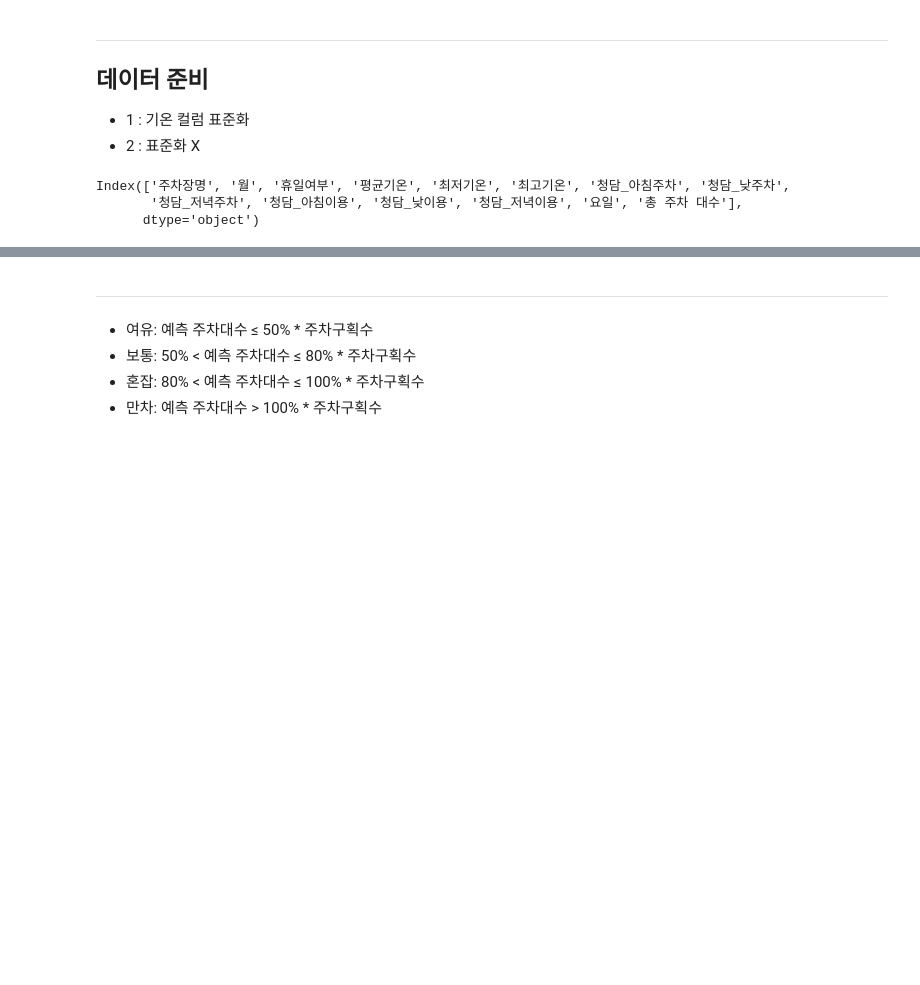
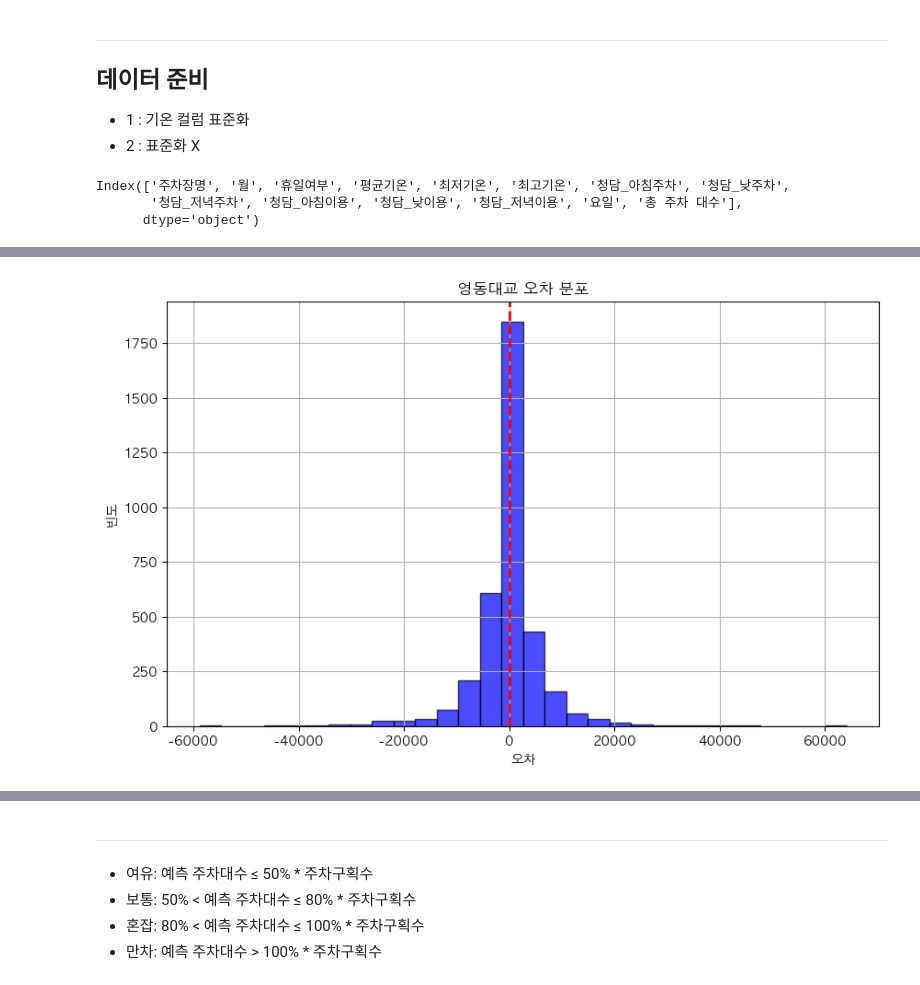
Before and after one commit to terryhyuk/HanGang_Mate, a Jupyter notebook: Python/DataAnalysis/seob/뚝섬2회차..ipynb, the cells around one changed output, grey strips where cells are left out. Saved outputs shown, nothing was run; the diff lists cells and outputs as text; code cells hidden in the pictures; blank space fills up the shorter version.

```diff
--- a/Python/DataAnalysis/seob/뚝섬2회차..ipynb
+++ b/Python/DataAnalysis/seob/뚝섬2회차..ipynb
@@ -1345,0 +1485,3 @@ df_C['']
+# %%
+df_Y_target = df_Y[['영동_아침이용','영동_낮이용','영동_저녁이용']]
+df_Y_target
@@ -1345,0 +1521,27 @@ df_C['']
+# %%
+
+
+# 테스트 세트에 대한 예측
+Yy_pred = multi_output_rf.predict(Yx_test)
+
+# 각 출력에 대한 R² 점수 계산
+r2_scores = r2_score(Yy_test, Yy_pred, multioutput='raw_values')
+
+# 각 출력에 대한 MSE 계산
+mse_scores = mean_squared_error(Yy_test, Yy_pred, multioutput='raw_values')
+
+# 각 출력에 대한 MAE 계산
+mae_scores = mean_absolute_error(Yy_test, Yy_pred, multioutput='raw_values')
+
+# 결과 출력
+for i, (r2, mse ,mae) in enumerate(zip(r2_scores, mse_scores,mae_scores)):
+    print(f" 결과 {i+1}:")
+    print(f"  R² Score: {r2:.4f}")
+    print(f"  MSE: {mse:.4f}")
+    print(f"  MAE: {mae:.4f}\n")
+
+# 전체 모델의 평균 성능
+print("성는 평가")
+print(f" 평균 R² Score: {np.mean(r2_scores):.4f}")
+print(f" 평균 MSE: {np.mean(mse_scores):.4f}")
+print(f" 평균 MAE: {np.mean(mae_scores):.4f}")
@@ -1345,0 +1585,15 @@ df_C['']
+# %%
+# 테스트 세트에 대한 실제값과 예측값의 차이(오차) 계산
+yerrors = Yy_test - Yy_pred
+
+# 오차 분포 시각화
+plt.figure(figsize=(10, 6))
+plt.hist(yerrors.values.flatten(), bins=30, alpha=0.7, color='blue', edgecolor='black')
+plt.title('영동대교 오차 분포')
+plt.xlabel('오차')
+plt.ylabel('빈도')
+plt.axvline(0, color='red', linestyle='dashed', linewidth=2)
+plt.grid(True)
+plt.show()
+# %% [output]
+[figure, added]
```
Also changed, not shown: parts of 64 cells of this notebook, 1 other file.
